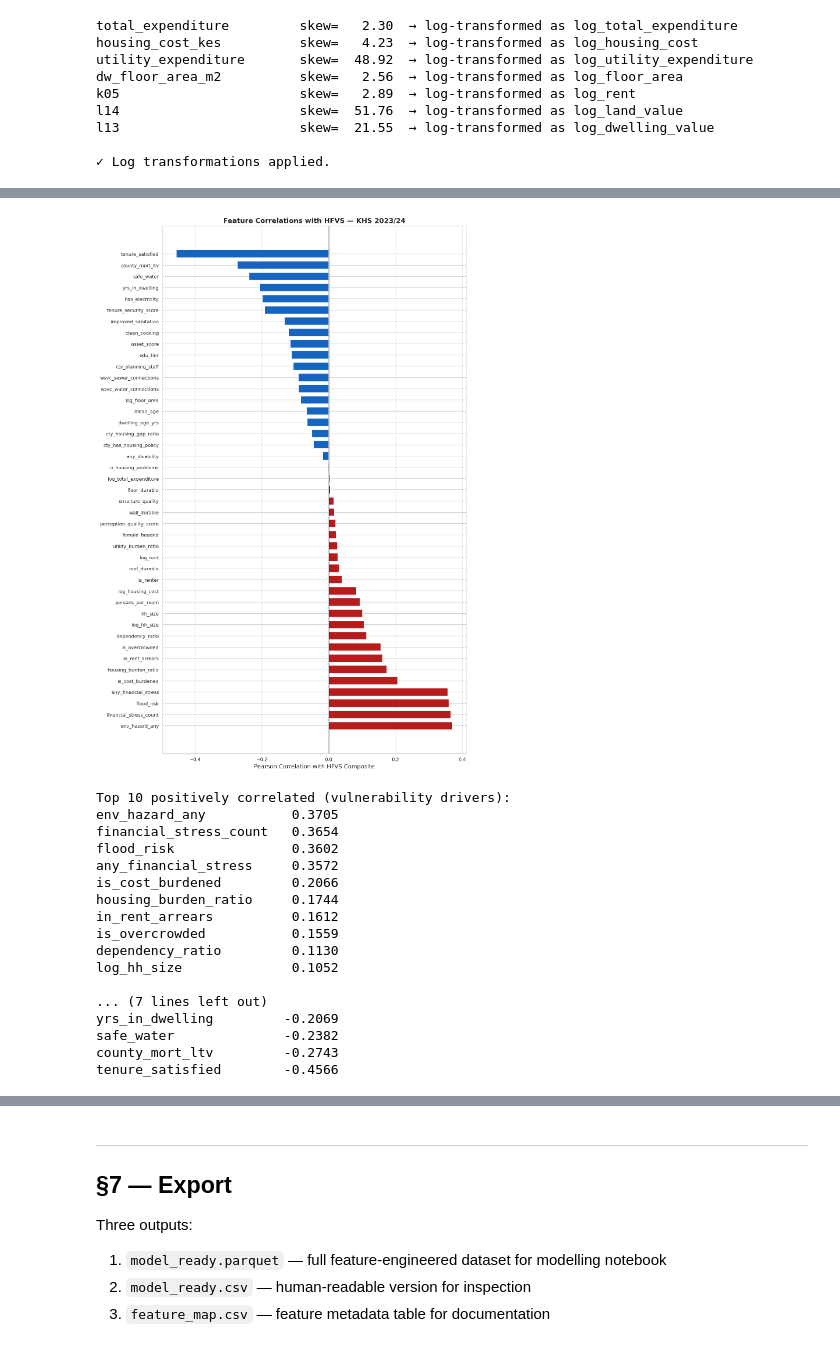
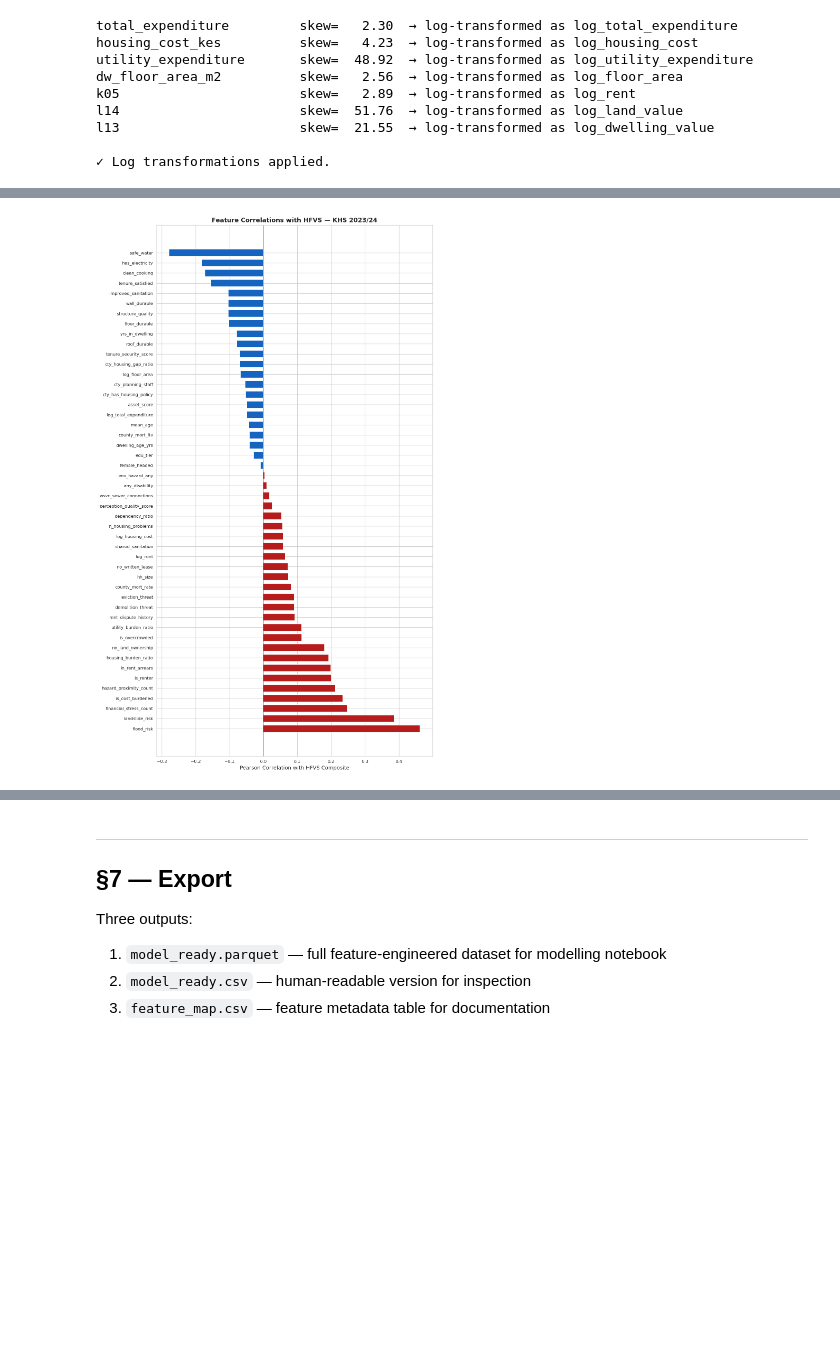
Before and after one commit to VAL-Jerono/statistical-inference-for-big-data, a Jupyter notebook: DSA8301_Data_Understanding_Cleaning_Engineering.ipynb, the cells around one changed output, grey strips where cells are left out. Saved outputs shown, nothing was run; the diff lists cells and outputs as text; code cells hidden in the pictures; blank space fills up the shorter version.

```diff
--- a/DSA8301_Data_Understanding_Cleaning_Engineering.ipynb
+++ b/DSA8301_Data_Understanding_Cleaning_Engineering.ipynb
@@ -1007,27 +1142,13 @@ log_hh_size                       1       0.0047
 # %%
 # ── 5.3  Impute residual missingness ─────────────────────────────────────
-# Strategy by feature type:
-#   Binary flags (0/1)  → mode within county×urban stratum
-#   Continuous/ordinal  → median within county×urban stratum
-#   Skip-logic fields (renter-only, owner-only) → 0 for inapplicable group
 
-# Skip-logic imputation: renter-only fields → 0 for owners
-renter_only_cols = ['in_rent_arrears', 'log_rent']
+renter_only_cols = ['in_rent_arrears', 'log_rent', 'no_written_lease', 'rent_dispute_history']
 for col in renter_only_cols:
     if col in model_df.columns:
         owner_mask = (model_df['is_renter'] == 0) & model_df[col].isna()
         model_df.loc[owner_mask, col] = 0
         print(f'{col}: filled {owner_mask.sum()} owner rows with 0')
 
-# Owner-only fields → 0 for renters
-owner_only_cols = ['has_title_deed', 'land_dispute']
-for col in owner_only_cols:
-    if col in model_df.columns:
-        renter_mask = (model_df['is_renter'] == 1) & model_df[col].isna()
-        model_df.loc[renter_mask, col] = 0
-        print(f'{col}: filled {renter_mask.sum()} renter rows with 0')
-
-# Stratified median imputation for remaining
 stratum_key = ['county_code', 'is_urban']
 remaining_missing_cols = [c for c in model_df.columns
                           if model_df[c].isna().sum() > 0
@@ -1036,17 +1157,14 @@ remaining_missing_cols = [c for c in model_df.columns
 print(f'\nStratified median imputation for {len(remaining_missing_cols)} columns...')
 for col in remaining_missing_cols:
     miss_before = model_df[col].isna().sum()
-    # County × urban median
     strat_median = model_df.groupby(stratum_key)[col].transform('median')
     model_df[col] = model_df[col].fillna(strat_median)
-    # County-only fallback
     county_median = model_df.groupby('county_code')[col].transform('median')
     model_df[col] = model_df[col].fillna(county_median)
-    # National fallback
     model_df[col] = model_df[col].fillna(model_df[col].median())
     miss_after = model_df[col].isna().sum()
     if miss_before > 0:
-        print(f'  {col:<35}: {miss_before:>5} → {miss_after}')
+        print(f'  {col:<35}: {miss_before:>5} -> {miss_after}')
 
 total_remaining_miss = model_df.isnull().sum().sum()
 print(f'\nTotal missing cells remaining: {total_remaining_miss}')
@@ -1280,49 +1561,25 @@ print('County HFVS table saved.')
 County HFVS table saved.
 # %%
-# ── 6.4  Feature correlation with HFVS composite ─────────────────────────
+# ── 6.4  Feature correlation with HFVS composite (unchanged logic, now
+#     reads from the post-pruning feature list) ──────────────────────────
 modelling_features = [
     c for c in model_df.columns
-    if FEATURE_MAP.get(c, 'engineered') in ['P1','P2','P3','control','supply']
-    and c != 'hfvs_composite'
+    if FEATURE_MAP.get(c, 'engineered') in ['D1', 'D2', 'D3', 'D4', 'D5', 'control', 'supply']
 ]
-
 corr_with_hfvs = (
     model_df[modelling_features]
     .corrwith(model_df['hfvs_composite'])
     .sort_values(ascending=False)
 )
-
-fig, ax = plt.subplots(figsize=(10, len(corr_with_hfvs)*0.3 + 2))
+fig, ax = plt.subplots(figsize=(10, len(corr_with_hfvs) * 0.3 + 2))
 colors_c = [RED if v > 0 else BLUE for v in corr_with_hfvs]
 ax.barh(corr_with_hfvs.index, corr_with_hfvs.values, color=colors_c, height=0.7)
 ax.axvline(0, color='black', lw=0.8)
 ax.set_xlabel('Pearson Correlation with HFVS Composite')
 ax.set_title('Feature Correlations with HFVS — KHS 2023/24')
 plt.tight_layout()
 plt.savefig(FIGS / 'feature_corr_hfvs.png', bbox_inches='tight')
 plt.show()
-
-print('Top 10 positively correlated (vulnerability drivers):')
-print(corr_with_hfvs.head(10).to_string())
-print('\nTop 10 negatively correlated (protective factors):')
-print(corr_with_hfvs.tail(10).to_string())
 # %% [output]
-[figure, old version]
+[figure, new version]
-Top 10 positively correlated (vulnerability drivers):
-env_hazard_any           0.3705
-financial_stress_count   0.3654
-flood_risk               0.3602
-any_financial_stress     0.3572
-is_cost_burdened         0.2066
-housing_burden_ratio     0.1744
-in_rent_arrears          0.1612
-is_overcrowded           0.1559
-dependency_ratio         0.1130
-log_hh_size              0.1052
-
-... (7 lines left out)
-yrs_in_dwelling         -0.2069
-safe_water              -0.2382
-county_mort_ltv         -0.2743
-tenure_satisfied        -0.4566
 # %%
```
Also changed, not shown: parts of 28 cells of this notebook.
